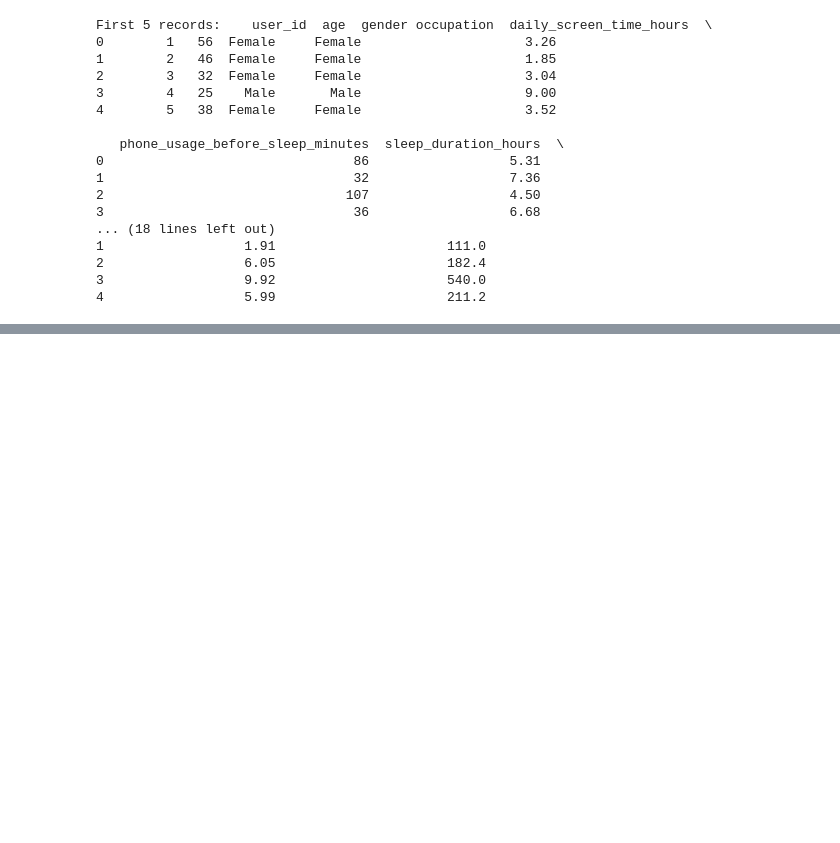
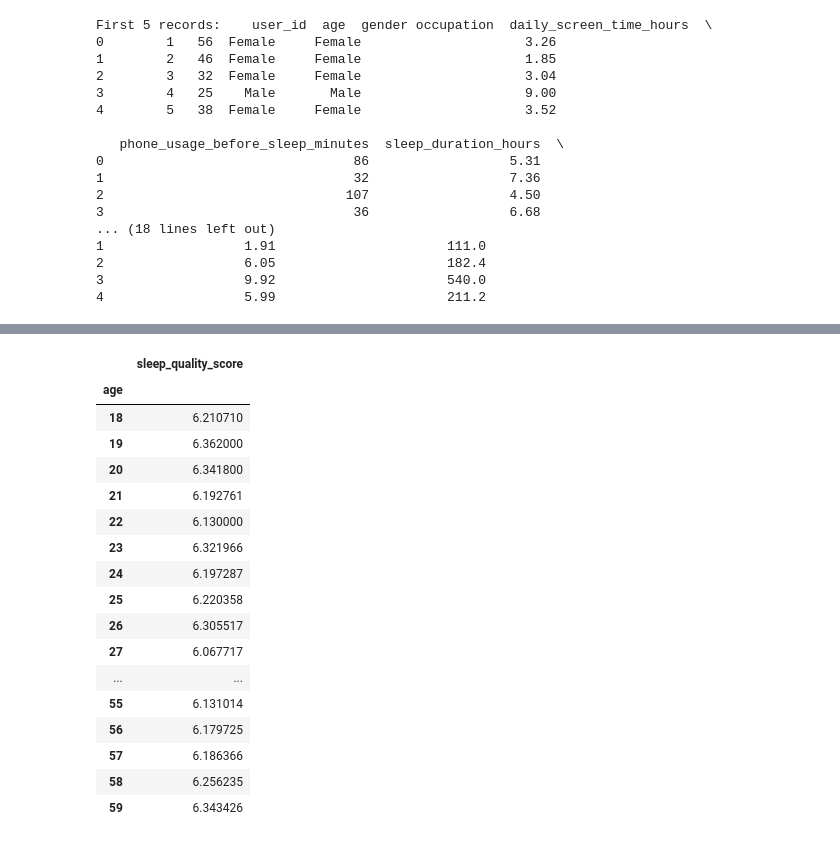
Before and after one commit to danielsj2022/-cis4930-sp26-project-group-2, a Jupyter notebook: CIS_project1.ipynb, the cells around one changed output, grey strips where cells are left out. Saved outputs shown, nothing was run; the diff lists cells and outputs as text; code cells hidden in the pictures; blank space fills up the shorter version.

```diff
--- a/CIS_project1.ipynb
+++ b/CIS_project1.ipynb
@@ -161,0 +179,24 @@ First 5 records:    user_id  age  gender occupation  daily_screen_time_hours  \
+# %%
+df_groupby_age = df_update.copy()
+sleepPerAge= df_groupby_age.groupby("age")["sleep_quality_score"].mean()
+sleepPerAge = sleepPerAge.to_frame()
+sleepPerAge.iloc[:, [0]]
+# %% [output]
+|  | sleep_quality_score |
+| age |  |
+| 18 | 6.210710 |
+| 19 | 6.362000 |
+| 20 | 6.341800 |
+| 21 | 6.192761 |
+| 22 | 6.130000 |
+| 23 | 6.321966 |
+| 24 | 6.197287 |
+| 25 | 6.220358 |
+| 26 | 6.305517 |
+| 27 | 6.067717 |
+| ... | ... |
+| 55 | 6.131014 |
+| 56 | 6.179725 |
+| 57 | 6.186366 |
+| 58 | 6.256235 |
+| 59 | 6.343426 |
```
Also changed, not shown: parts of 3 cells of this notebook.
